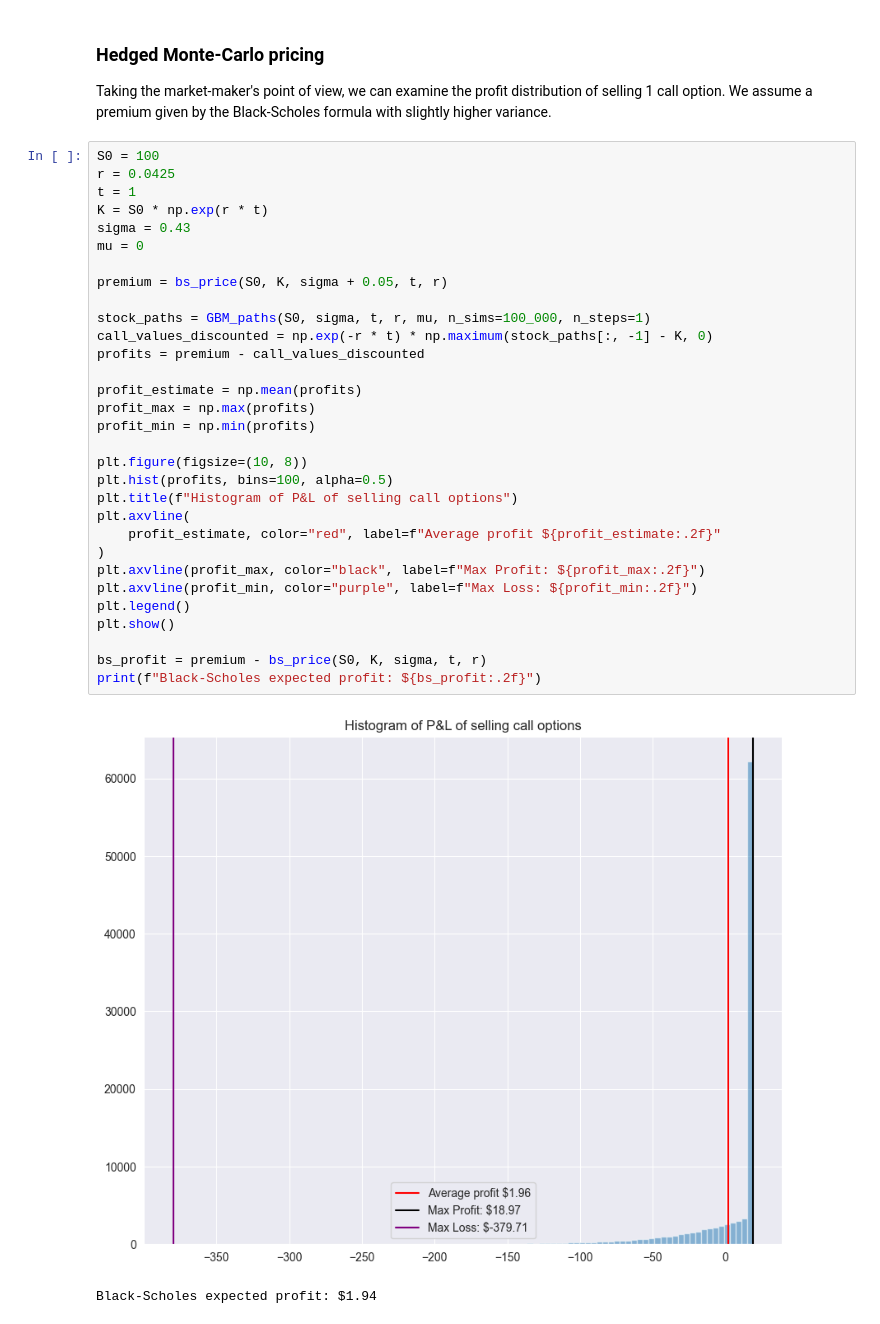
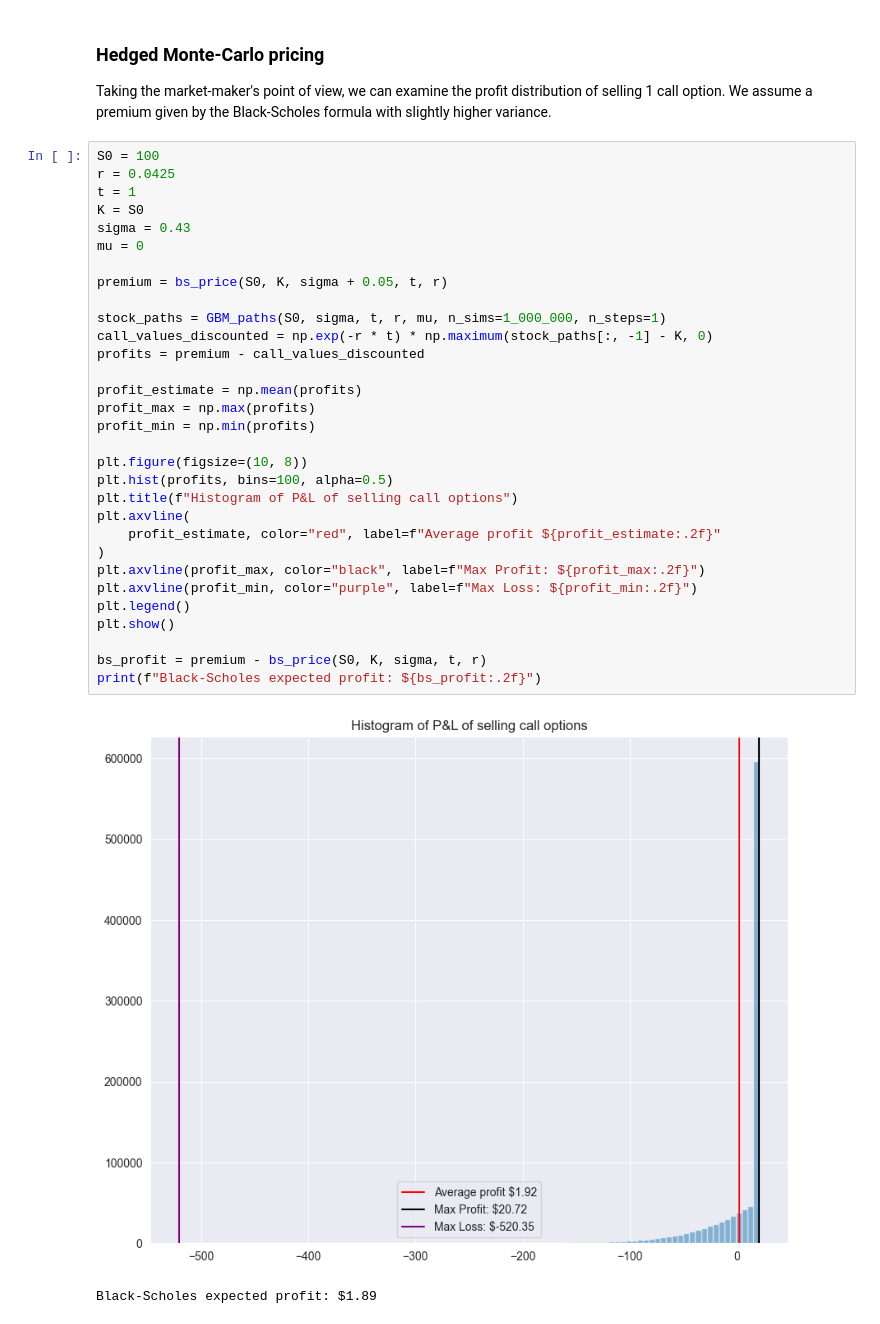
Before and after one commit to albesianor/Asian-options-hedging, a Jupyter notebook: 02_vanilla_options.ipynb, the cells around one changed output. Saved outputs shown, nothing was run; the diff lists cells and outputs as text.

```diff
--- a/02_vanilla_options.ipynb
+++ b/02_vanilla_options.ipynb
@@ -164,35 +164,35 @@ Taking the market-maker's point of view, we can examine the profit distribution
 # %%
 S0 = 100
 r = 0.0425
 t = 1
-K = S0 * np.exp(r * t)
+K = S0
 sigma = 0.43
 mu = 0
 
 premium = bs_price(S0, K, sigma + 0.05, t, r)
 
-stock_paths = GBM_paths(S0, sigma, t, r, mu, n_sims=100_000, n_steps=1)
+stock_paths = GBM_paths(S0, sigma, t, r, mu, n_sims=1_000_000, n_steps=1)
 call_values_discounted = np.exp(-r * t) * np.maximum(stock_paths[:, -1] - K, 0)
 profits = premium - call_values_discounted
 
 profit_estimate = np.mean(profits)
 profit_max = np.max(profits)
 profit_min = np.min(profits)
 
 plt.figure(figsize=(10, 8))
 plt.hist(profits, bins=100, alpha=0.5)
 plt.title(f"Histogram of P&L of selling call options")
 plt.axvline(
     profit_estimate, color="red", label=f"Average profit ${profit_estimate:.2f}"
 )
 plt.axvline(profit_max, color="black", label=f"Max Profit: ${profit_max:.2f}")
 plt.axvline(profit_min, color="purple", label=f"Max Loss: ${profit_min:.2f}")
 plt.legend()
 plt.show()
 
 bs_profit = premium - bs_price(S0, K, sigma, t, r)
 print(f"Black-Scholes expected profit: ${bs_profit:.2f}")
 # %% [output]
-[figure, old version]
+[figure, new version]
-Black-Scholes expected profit: $1.94
+Black-Scholes expected profit: $1.89
 # %% [markdown]
```
Also changed, not shown: parts of 8 cells of this notebook, 1 other file.
